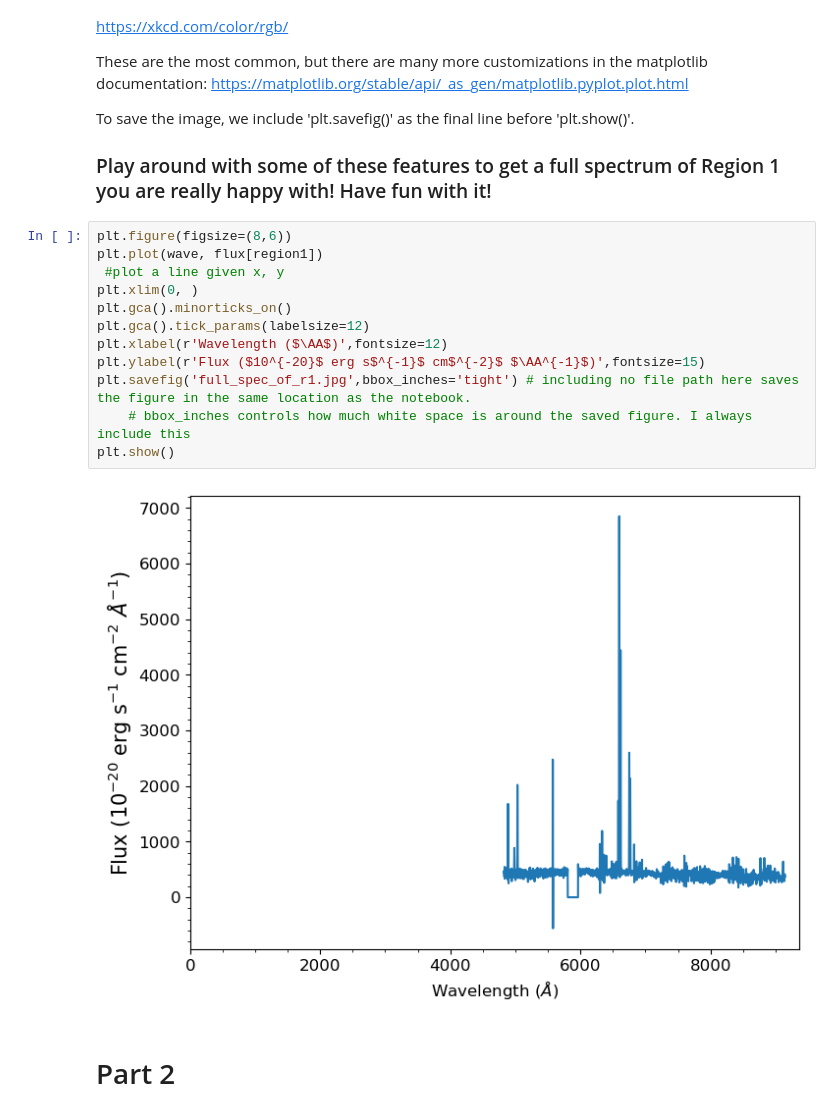
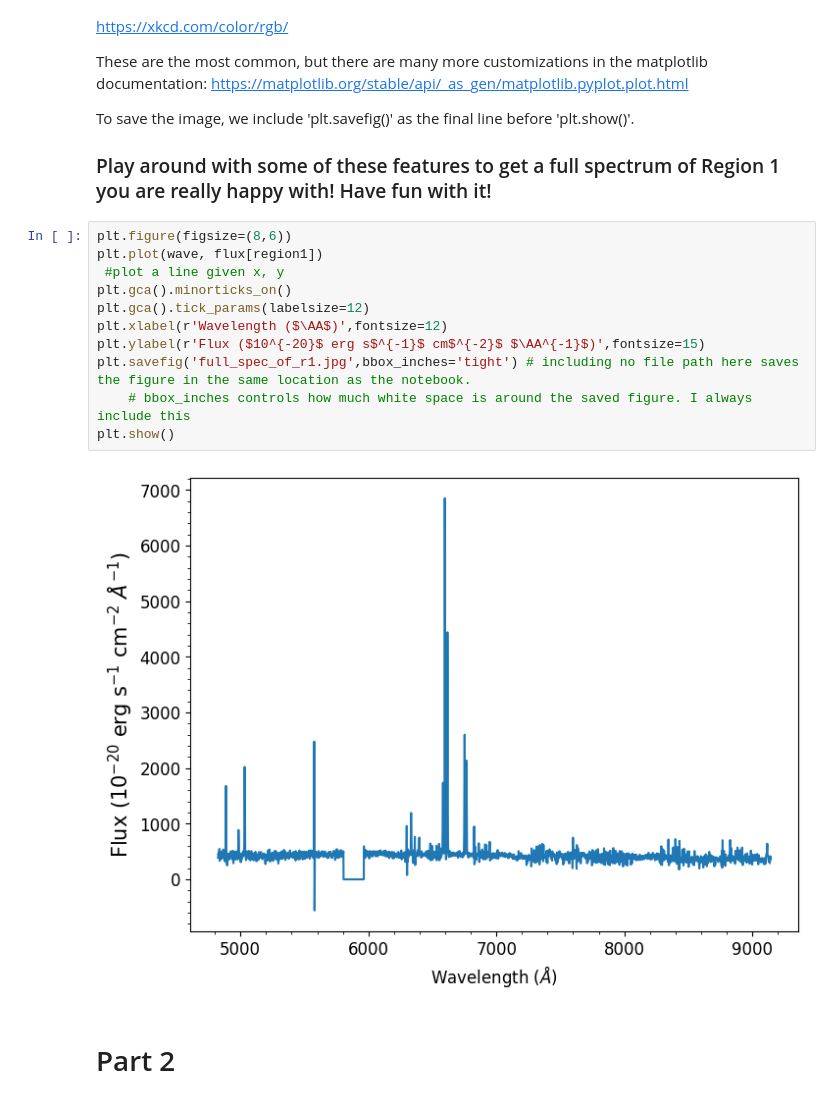
Before and after one commit to myasmedley/HII-Regions-in-NGC-253---Polaris-2026, a Jupyter notebook: PlottingEmissionLines.ipynb, the cells around one changed output. Drawn from its saved outputs; the diff is of its cells as text.

```diff
--- a/PlottingEmissionLines.ipynb
+++ b/PlottingEmissionLines.ipynb
@@ -91,17 +91,16 @@ To save the image, we include 'plt.savefig()' as the final line before 'plt.show
 # %%
 plt.figure(figsize=(8,6))
 plt.plot(wave, flux[region1])
  #plot a line given x, y
-plt.xlim(0, )
 plt.gca().minorticks_on()
 plt.gca().tick_params(labelsize=12)
 plt.xlabel(r'Wavelength ($\AA$)',fontsize=12)
 plt.ylabel(r'Flux ($10^{-20}$ erg s$^{-1}$ cm$^{-2}$ $\AA^{-1}$)',fontsize=15)
 plt.savefig('full_spec_of_r1.jpg',bbox_inches='tight') # including no file path here saves the figure in the same location as the notebook.
     # bbox_inches controls how much white space is around the saved figure. I always include this
 plt.show()
 # %% [output]
-[figure, old version]
+[figure, new version]
 # %% [markdown]
 # Part 2
 # %% [markdown]
```
Also changed, not shown: parts of 57 cells of this notebook.
